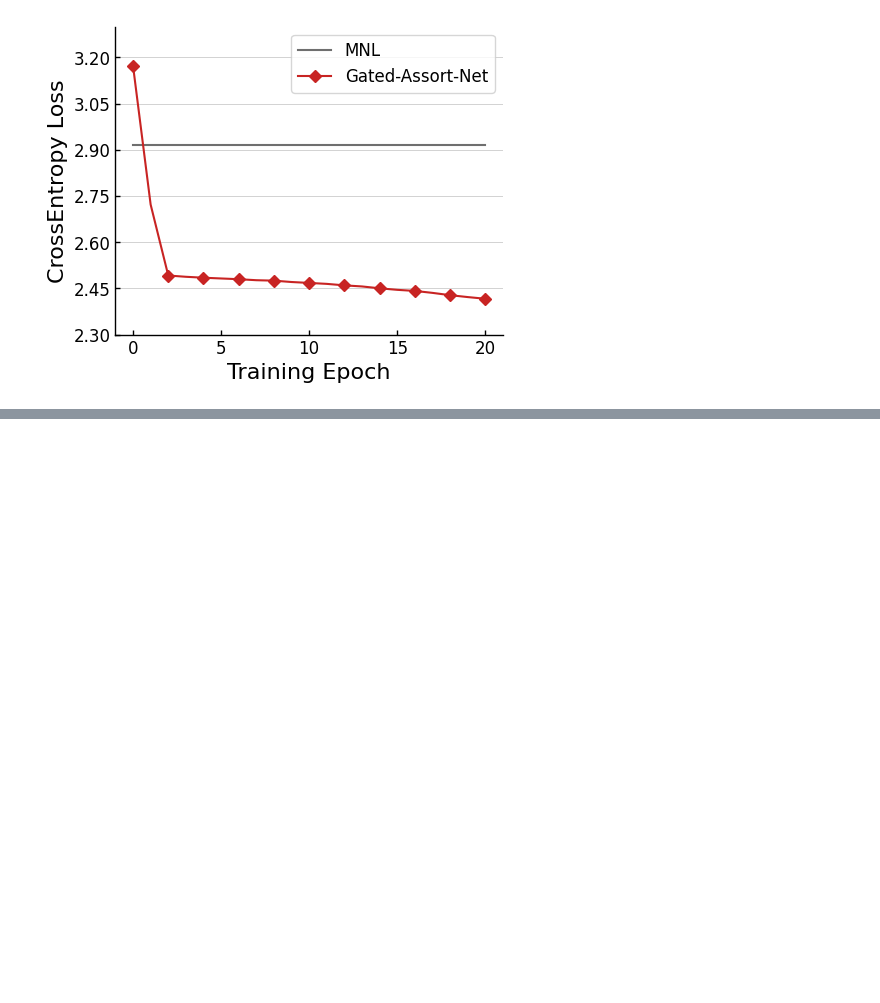
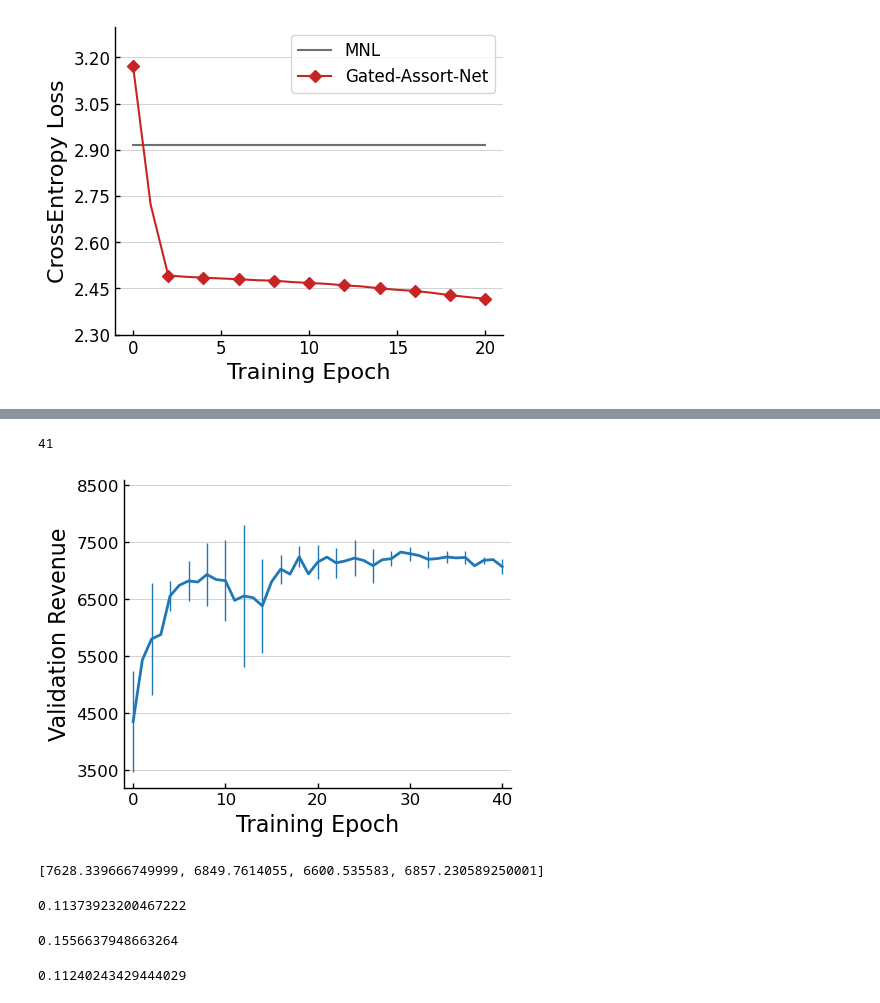
Before and after one commit to DRL-OM/DRL-assortment, a Jupyter notebook: realdata/plot.ipynb, the cells around one changed output, grey strips where cells are left out. Drawn from its saved outputs; the diff is of its cells as text; code cells hidden in the pictures; blank space fills up the shorter version.

```diff
--- a/realdata/plot.ipynb
+++ b/realdata/plot.ipynb
@@ -178,0 +136,64 @@ plt.savefig(r'plot/'+'Expedia_CrossEntropy_Loss'+'.pdf', dpi=600, format='pdf',b
+# %%
+names = ['A2C2023-04-30-14-26-25','A2C2023-04-30-23-10-31','A2C2023-05-01-00-06-47','A2C2023-04-30-10-06-19','A2C2023-05-01-00-13-19']
+list_ = []
+ini = [13.1984,17.4234,20.2217,12.0467,13.1984]
+for i,name in enumerate(names):
+    with open(r'log/' +name, 'r') as f:
+        data = f.readlines()
+        result_list = [ini[i]]
+        for line in data:
+            if 'initial mean reward' in line:
+                seg = re.split(' |\n', line)[-2]
+                result_list.append(float(seg))
+            if 'validate reward:' in line:
+                seg = re.split(' |\n', line)[-2]
+                result_list.append(float(seg))
+        list_.append(result_list[:41])
+list_ = np.array(list_)
+y = list_.mean(0)
+err = list_.std(0)
+steps = np.arange(len(result_list[:41]))
+print(len(steps))
+fig, ax1 = plt.subplots(nrows=1, ncols=1, figsize=(5, 4))
+
+x_major_locator=MultipleLocator(4)
+ax1.xaxis.set_major_locator(x_major_locator)
+
+plt.errorbar(steps, y*286.45, linewidth=2,yerr=err*286.45,errorevery=2,elinewidth=1,  )
+#ax1.plot(steps[::3],result_list[::3],marker='D',markersize=7,color='#496C88')#color_rgb_list[3]
+ax1.set_xlabel("Training Epoch",size=16)
+ax1.set_ylabel('Validation Revenue',size=16)
+ax1.spines['top'].set_visible(False)
+ax1.spines['right'].set_visible(False)
+ax1.spines['bottom'].set_linewidth(1);###设置底部坐标轴的粗细
+ax1.spines['left'].set_linewidth(1);####设置左边坐标轴的粗细
+ax1.tick_params(direction='in', width=1)
+ax1.set_xlim(-1,41)
+ax1.set_xticks(steps[::10],size=12)
+ax1.set_ylim(3200,8600)
+ax1.set_yticks(range(3500,8600,1000),size=12)
+plt.tick_params(axis='x',labelsize=12)
+plt.tick_params(axis='y',labelsize=12)
+plt.grid(b=True, which='major',axis='y',linewidth=0.4 )
+plt.savefig(r'plot/'+'expedia'+'_steps'+'.pdf', dpi=600, format='pdf',bbox_inches = 'tight')
+plt.show()
+# %% [output]
+41
+[figure, added]
+# %%
+[7824.062358249999, 5311.847161749999, 6898.0797914999985, 6747.2409505]
+y
+# %% [output]
+[7628.339666749999, 6849.7614055, 6600.535583, 6857.230589250001]
+# %%
+(7628-6849)/6849
+# %% [output]
+0.11373923200467222
+# %%
+(7628-6600.535583)/6600.535583
+# %% [output]
+0.1556637948663264
+# %%
+(7628-6857.230589250001)/6857.230589250001
+# %% [output]
+0.11240243429444029
```
Also changed, not shown: parts of 3 cells of this notebook, 5 other files.
